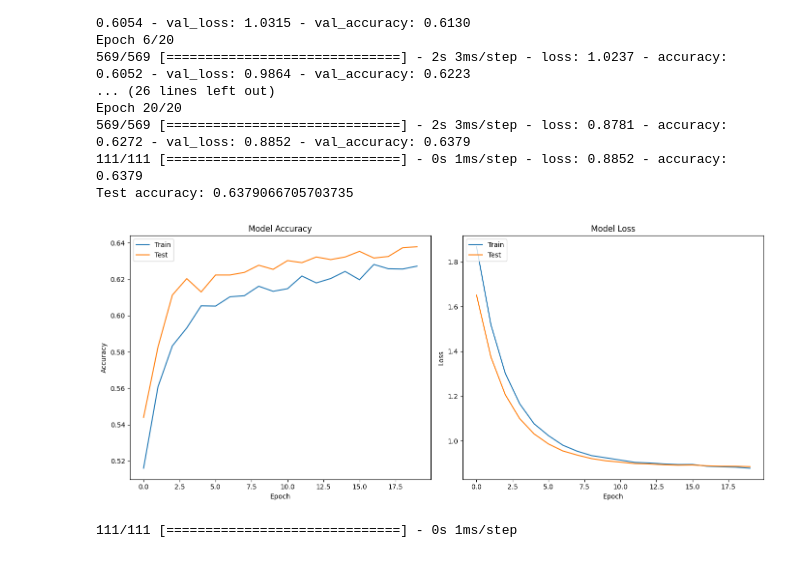
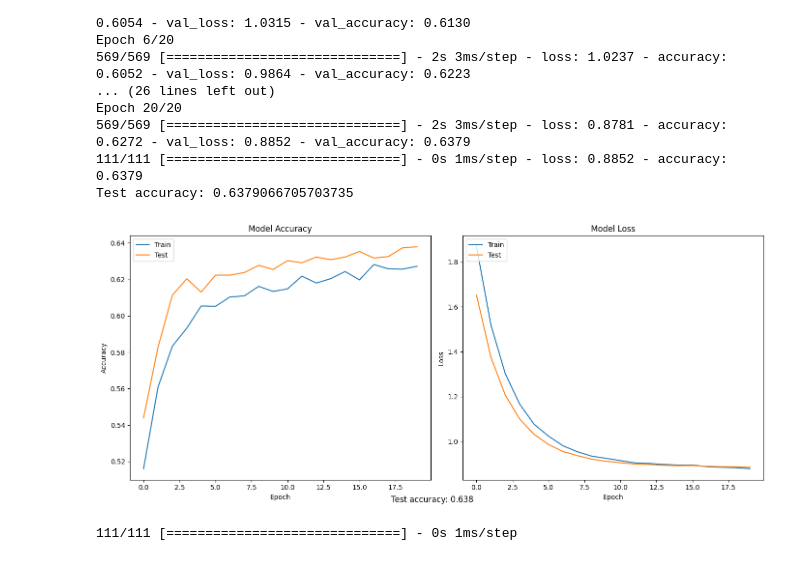
Before and after one commit to Paul-Winpenny/CompBioProject, a Jupyter notebook: Project.ipynb, the cells around one changed output. Drawn from its saved outputs; the diff is of its cells as text; code cells hidden in the pictures.

Commit message:
Added accuracy at the bottom

```diff
--- a/Project.ipynb
+++ b/Project.ipynb
@@ -274,26 +274,28 @@ Test accuracy: 0.6379066705703735
 # %%
 
 # Plotting the accuracy and loss
 plt.figure(figsize=(14, 6))
 plt.subplot(1, 2, 1)
 plt.plot(history.history['accuracy'], label='Train')
 plt.plot(history.history['val_accuracy'], label='Test')
 plt.title('Model Accuracy')
 plt.ylabel('Accuracy')
 plt.xlabel('Epoch')
 plt.legend(loc='upper left')
 
 plt.subplot(1, 2, 2)
 plt.plot(history.history['loss'], label='Train')
 plt.plot(history.history['val_loss'], label='Test')
 plt.title('Model Loss')
 plt.ylabel('Loss')
 plt.xlabel('Epoch')
 plt.legend(loc='upper left')
 plt.tight_layout()
+plt.figtext(0.5, 0.02, f"Test accuracy: {test_accuracy:.3f}", fontsize=12, ha='center')  # Adjust the position of text
+
 plt.show()
 # %% [output]
-[figure, old version]
+[figure, new version]
 # %%
 #Confusion matrix normalization
 from sklearn.metrics import confusion_matrix
```
